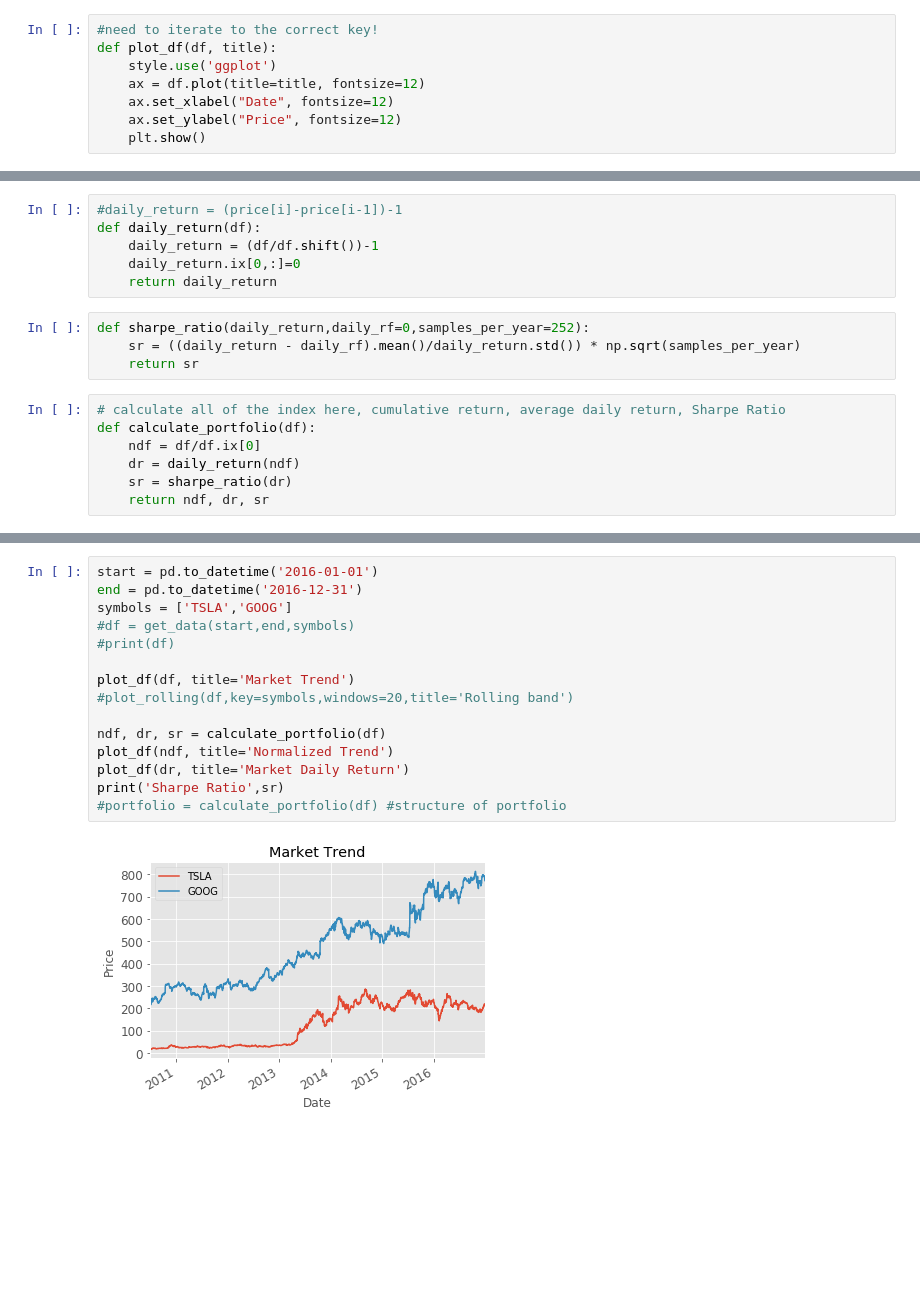
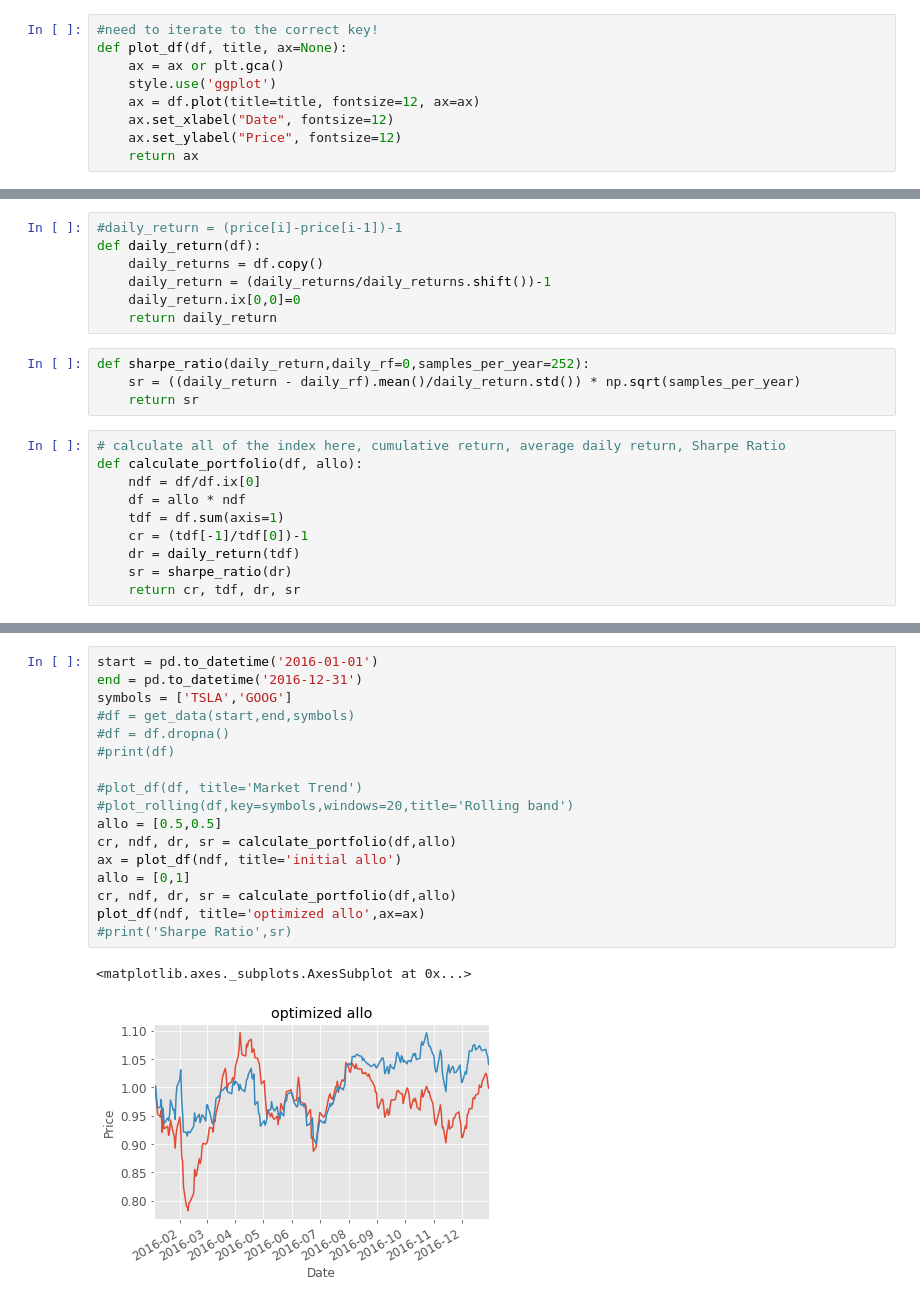
Before and after one commit to CheneyZeng/trading-course, a Jupyter notebook: mini_course1.ipynb, the cells around one changed output, grey strips where cells are left out. Cells and saved outputs as stored; diff of their text form; blank space fills up the shorter version.

```diff
--- a/mini_course1.ipynb
+++ b/mini_course1.ipynb
@@ -21,12 +22,13 @@ def get_data(start, end, symbols):
     return df
 # %%
 #need to iterate to the correct key!
-def plot_df(df, title):
+def plot_df(df, title, ax=None):
+    ax = ax or plt.gca()
     style.use('ggplot')
-    ax = df.plot(title=title, fontsize=12)
+    ax = df.plot(title=title, fontsize=12, ax=ax)
     ax.set_xlabel("Date", fontsize=12)
     ax.set_ylabel("Price", fontsize=12)
-    plt.show()
+    return ax
 # %%
 #need to iterate to the correct key!
 def plot_rolling(df,key,windows,title):
@@ -49,8 +51,9 @@ def plot_rolling(df,key,windows,title):
 # %%
 #daily_return = (price[i]-price[i-1])-1
 def daily_return(df):
-    daily_return = (df/df.shift())-1
-    daily_return.ix[0,:]=0
+    daily_returns = df.copy()
+    daily_return = (daily_returns/daily_returns.shift())-1
+    daily_return.ix[0,0]=0
     return daily_return
 # %%
 def sharpe_ratio(daily_return,daily_rf=0,samples_per_year=252):
@@ -58,8 +61,11 @@ def sharpe_ratio(daily_return,daily_rf=0,samples_per_year=252):
     return sr
 # %%
 # calculate all of the index here, cumulative return, average daily return, Sharpe Ratio
-def calculate_portfolio(df):
+def calculate_portfolio(df, allo):
     ndf = df/df.ix[0]
-    dr = daily_return(ndf)
+    df = allo * ndf
+    tdf = df.sum(axis=1)
+    cr = (tdf[-1]/tdf[0])-1
+    dr = daily_return(tdf)
     sr = sharpe_ratio(dr)
-    return ndf, dr, sr
+    return cr, tdf, dr, sr
@@ -66,17 +110,20 @@ def calculate_portfolio(df):
 # %%
 start = pd.to_datetime('2016-01-01')
 end = pd.to_datetime('2016-12-31')
 symbols = ['TSLA','GOOG']
 #df = get_data(start,end,symbols)
+#df = df.dropna()
 #print(df)
 
-plot_df(df, title='Market Trend')
+#plot_df(df, title='Market Trend')
 #plot_rolling(df,key=symbols,windows=20,title='Rolling band')
-
-ndf, dr, sr = calculate_portfolio(df)
-plot_df(ndf, title='Normalized Trend')
-plot_df(dr, title='Market Daily Return')
-print('Sharpe Ratio',sr)
-#portfolio = calculate_portfolio(df) #structure of portfolio
+allo = [0.5,0.5]
+cr, ndf, dr, sr = calculate_portfolio(df,allo)
+ax = plot_df(ndf, title='initial allo')
+allo = [0,1]
+cr, ndf, dr, sr = calculate_portfolio(df,allo)
+plot_df(ndf, title='optimized allo',ax=ax)
+#print('Sharpe Ratio',sr)
 # %% [output]
+<matplotlib.axes._subplots.AxesSubplot at 0x...>
-[figure, old version]
+[figure, new version]
```
Also changed, not shown: parts of 8 cells of this notebook.
